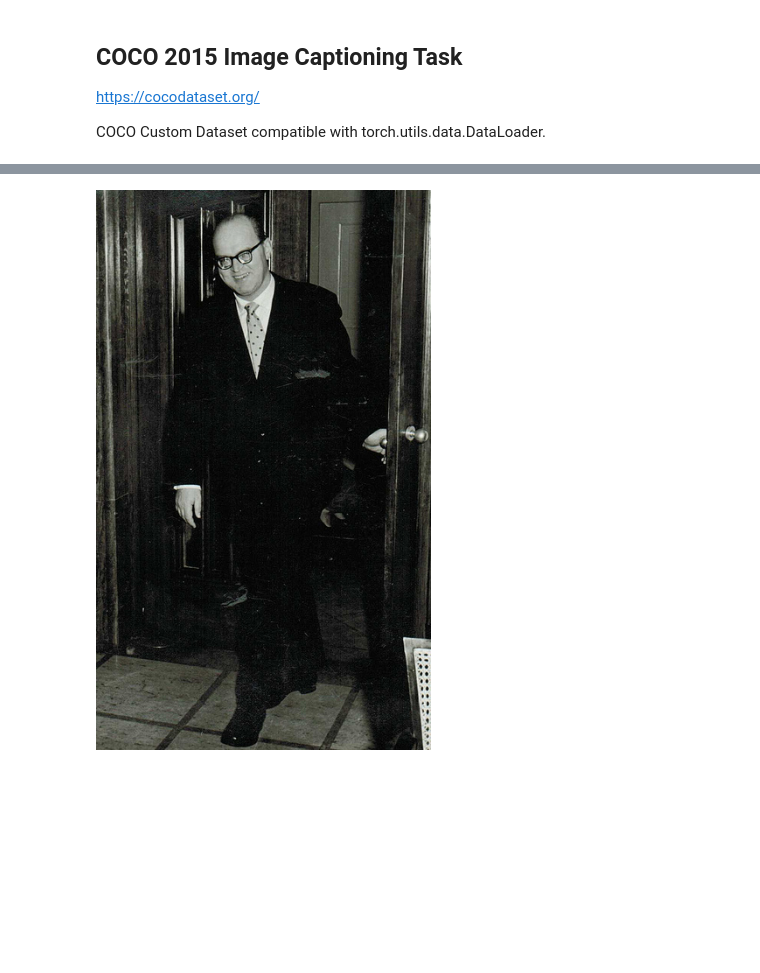
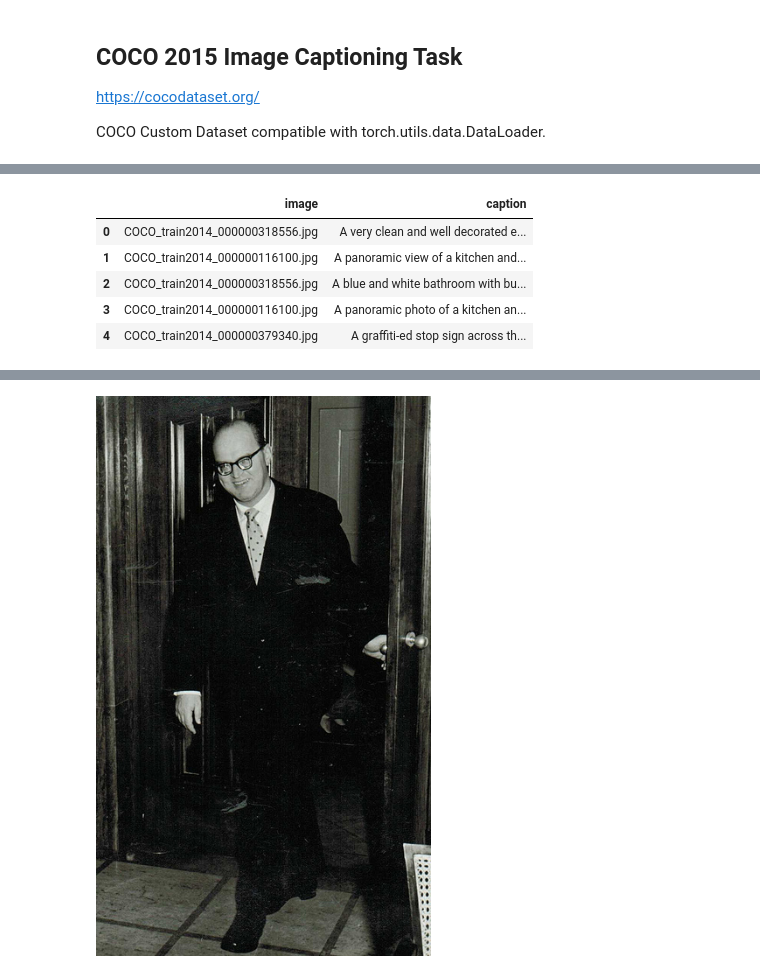
Before and after one commit to ihorhrysha/caption, a Jupyter notebook: notebooks/dataset_coco.ipynb, the cells around one changed output, grey strips where cells are left out. Drawn from its saved outputs; the diff is of its cells as text; code cells hidden in the pictures; blank space fills up the shorter version.

```diff
--- a/notebooks/dataset_coco.ipynb
+++ b/notebooks/dataset_coco.ipynb
@@ -28,4 +28,24 @@ Done (t=0.58s)
 creating index...
 index created!
+# %%
+img_id2filename = {img_id: img_info['file_name'] for img_id, img_info in coco.imgs.items()}
+
+captions = []
+images = []
+
+for _, caption_info in coco.anns.items():
+    images.append(img_id2filename[caption_info['image_id']])
+    captions.append(caption_info['caption'])
+
+import pandas as pd
+df = pd.DataFrame({"image":images, "caption":captions})
+df.head()
+# %% [output]
+|  | image | caption |
+| 0 | COCO_train2014_000000318556.jpg | A very clean and well decorated e... |
+| 1 | COCO_train2014_000000116100.jpg | A panoramic view of a kitchen and... |
+| 2 | COCO_train2014_000000318556.jpg | A blue and white bathroom with bu... |
+| 3 | COCO_train2014_000000116100.jpg | A panoramic photo of a kitchen an... |
+| 4 | COCO_train2014_000000379340.jpg | A graffiti-ed stop sign across th... |
 # %%
 some_id = coco.getImgIds()[5]
```
Also changed, not shown: parts of 19 cells of this notebook, 9 other files.
